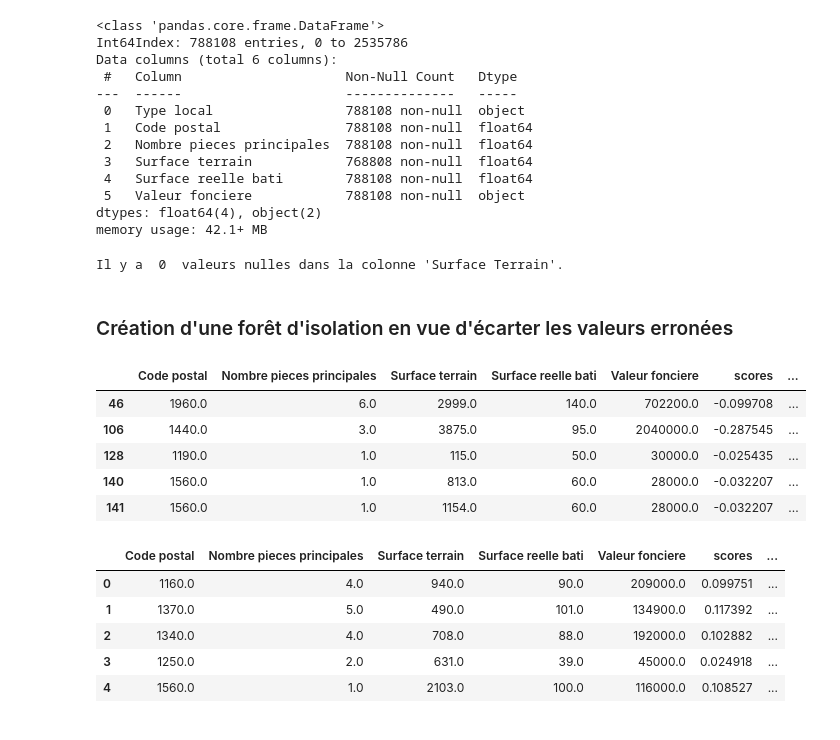
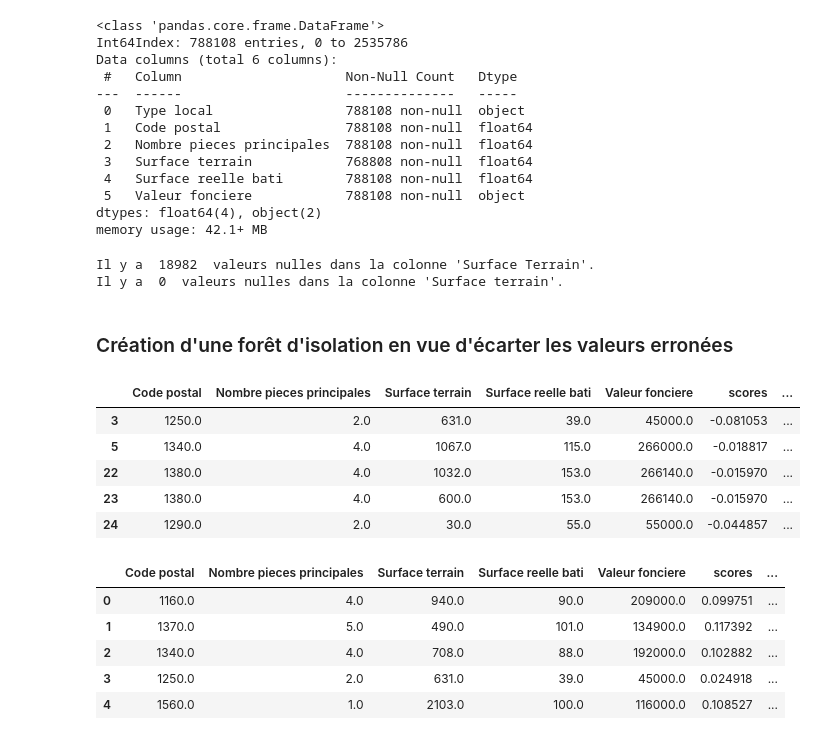
Before and after one commit to Twizzle1997/Immothep, a Jupyter notebook: notebook.ipynb, the cells around one changed output. Drawn from its saved outputs; the diff is of its cells as text; code cells hidden in the pictures.

```diff
--- a/notebook.ipynb
+++ b/notebook.ipynb
@@ -169,13 +176,17 @@ valeurs2019[['Valeur fonciere']] = valeurs2019[['Valeur fonciere']].replace(',',
 valeurs2019[['Valeur fonciere']]  = valeurs2019[['Valeur fonciere']].astype('float')
 # %%
 valeurs2019 = valeurs2019[valeurs2019['Valeur fonciere']>10000]
-valeurs2019 = valeurs2019[valeurs2019['Valeur fonciere']<60000000]
-valeurs2019 = valeurs2019[valeurs2019['Surface terrain']<400000]
+# valeurs2019 = valeurs2019[valeurs2019['Valeur fonciere']<60000000]
+# valeurs2019 = valeurs2019[valeurs2019['Surface terrain']<400000]
 
 nancount = valeurs2019["Surface terrain"].isna()
 print ("Il y a ", nancount.sum(), " valeurs nulles dans la colonne \'Surface Terrain\'.")
+valeurs2019 = valeurs2019.dropna(subset = ['Surface terrain'])
+nancount = valeurs2019["Surface terrain"].isna()
+print ("Il y a ", nancount.sum(), " valeurs nulles dans la colonne \'Surface terrain\'.")
 # %% [output]
-Il y a  0  valeurs nulles dans la colonne 'Surface Terrain'.
+Il y a  18982  valeurs nulles dans la colonne 'Surface Terrain'.
+Il y a  0  valeurs nulles dans la colonne 'Surface terrain'.
 # %%
 maisons2019=valeurs2019[['Code postal', 'Nombre pieces principales', 'Surface terrain', 'Surface reelle bati', 'Valeur fonciere']][valeurs2019['Type local'].str.contains("Maison", regex=True)].reset_index(drop=True)
 
@@ -183,13 +194,13 @@ appart2019=valeurs2019[['Code postal', 'Nombre pieces principales', 'Surface ter
 # %% [markdown]
 ### Création d'une forêt d'isolation en vue d'écarter les valeurs erronées
 # %%
-anomaly = predictor.isolationforest(maisons2019)
-anomaly.head()
+# anomaly = predictor.isolationforest(maisons2019)
+# anomaly.head()
 # %% [output]
 |  | Code postal | Nombre pieces principales | Surface terrain | Surface reelle bati | Valeur fonciere | scores | ... |
-| 46 | 1960.0 | 6.0 | 2999.0 | 140.0 | 702200.0 | -0.099708 | ... |
-| 106 | 1440.0 | 3.0 | 3875.0 | 95.0 | 2040000.0 | -0.287545 | ... |
-| 128 | 1190.0 | 1.0 | 115.0 | 50.0 | 30000.0 | -0.025435 | ... |
-| 140 | 1560.0 | 1.0 | 813.0 | 60.0 | 28000.0 | -0.032207 | ... |
-| 141 | 1560.0 | 1.0 | 1154.0 | 60.0 | 28000.0 | -0.032207 | ... |
+| 3 | 1250.0 | 2.0 | 631.0 | 39.0 | 45000.0 | -0.081053 | ... |
+| 5 | 1340.0 | 4.0 | 1067.0 | 115.0 | 266000.0 | -0.018817 | ... |
+| 22 | 1380.0 | 4.0 | 1032.0 | 153.0 | 266140.0 | -0.015970 | ... |
+| 23 | 1380.0 | 4.0 | 600.0 | 153.0 | 266140.0 | -0.015970 | ... |
+| 24 | 1290.0 | 2.0 | 30.0 | 55.0 | 55000.0 | -0.044857 | ... |
 # %%
```
Also changed, not shown: parts of 11 cells of this notebook, 2 other files.
